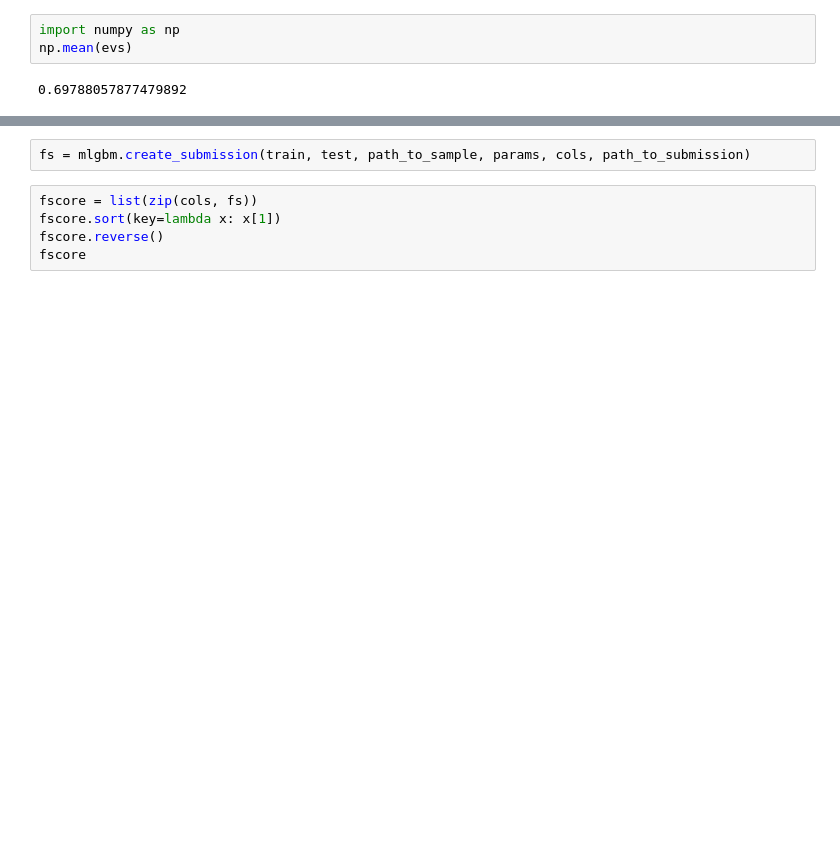
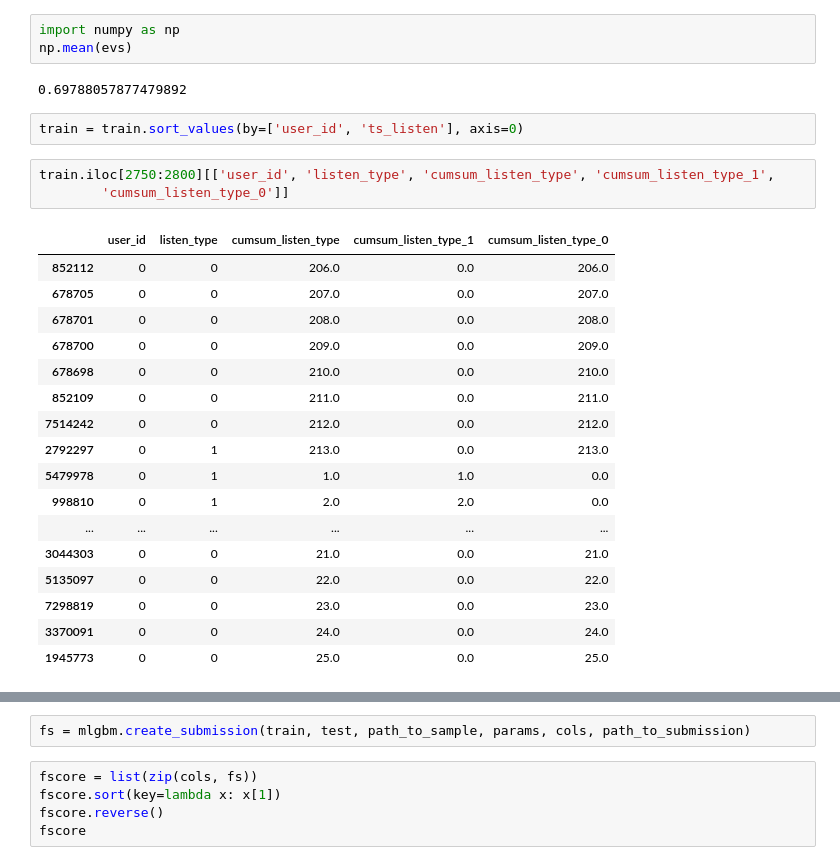
Before and after one commit to tsdaemon/mscs-competition2, a Jupyter notebook: AS_Feature-How-many-Flow-and-Listen-inline.ipynb, the cells around one changed output, grey strips where cells are left out. Saved outputs shown, nothing was run; the diff lists cells and outputs as text; blank space fills up the shorter version.

Commit message:
cumsum feature2

```diff
--- a/AS_Feature-How-many-Flow-and-Listen-inline.ipynb
+++ b/AS_Feature-How-many-Flow-and-Listen-inline.ipynb
@@ -250,3 +249,26 @@ import numpy as np
 np.mean(evs)
 # %% [output]
 0.69788057877479892
+# %%
+train = train.sort_values(by=['user_id', 'ts_listen'], axis=0)
+# %%
+train.iloc[2750:2800][['user_id', 'listen_type', 'cumsum_listen_type', 'cumsum_listen_type_1',
+        'cumsum_listen_type_0']]
+# %% [output]
+|  | user_id | listen_type | cumsum_listen_type | cumsum_listen_type_1 | cumsum_listen_type_0 |
+| 852112 | 0 | 0 | 206.0 | 0.0 | 206.0 |
+| 678705 | 0 | 0 | 207.0 | 0.0 | 207.0 |
+| 678701 | 0 | 0 | 208.0 | 0.0 | 208.0 |
+| 678700 | 0 | 0 | 209.0 | 0.0 | 209.0 |
+| 678698 | 0 | 0 | 210.0 | 0.0 | 210.0 |
+| 852109 | 0 | 0 | 211.0 | 0.0 | 211.0 |
+| 7514242 | 0 | 0 | 212.0 | 0.0 | 212.0 |
+| 2792297 | 0 | 1 | 213.0 | 0.0 | 213.0 |
+| 5479978 | 0 | 1 | 1.0 | 1.0 | 0.0 |
+| 998810 | 0 | 1 | 2.0 | 2.0 | 0.0 |
+| ... | ... | ... | ... | ... | ... |
+| 3044303 | 0 | 0 | 21.0 | 0.0 | 21.0 |
+| 5135097 | 0 | 0 | 22.0 | 0.0 | 22.0 |
+| 7298819 | 0 | 0 | 23.0 | 0.0 | 23.0 |
+| 3370091 | 0 | 0 | 24.0 | 0.0 | 24.0 |
+| 1945773 | 0 | 0 | 25.0 | 0.0 | 25.0 |
```
Also changed, not shown: parts of 5 cells of this notebook, 1 other file.
